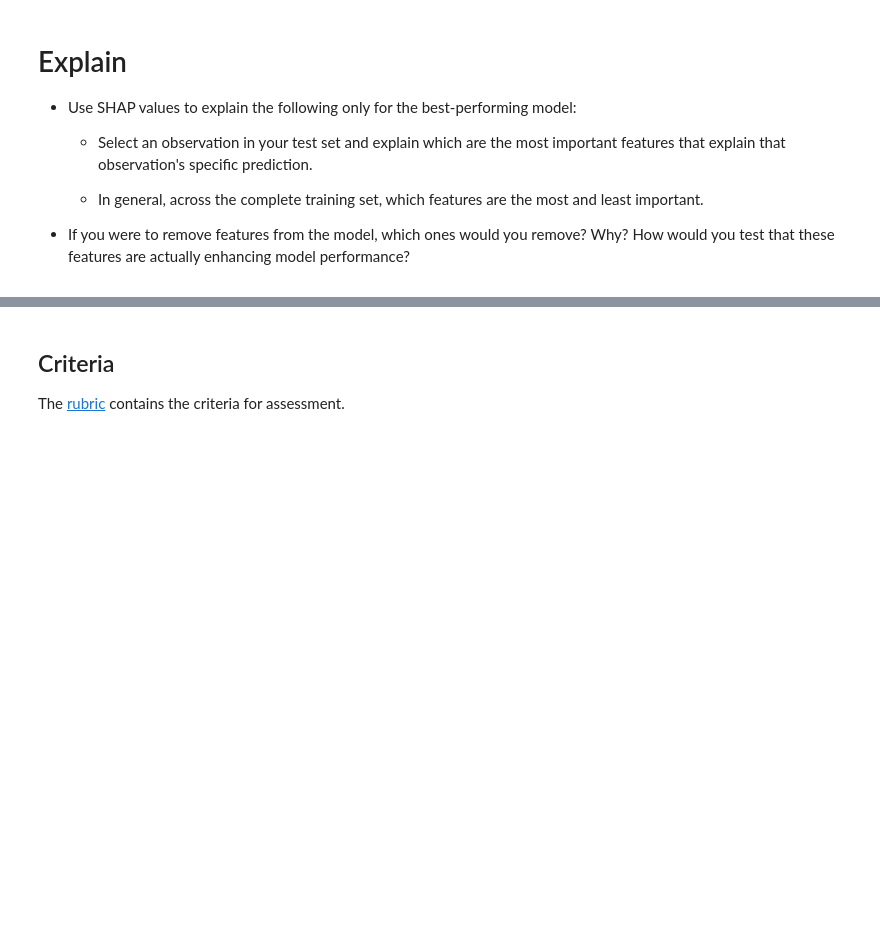
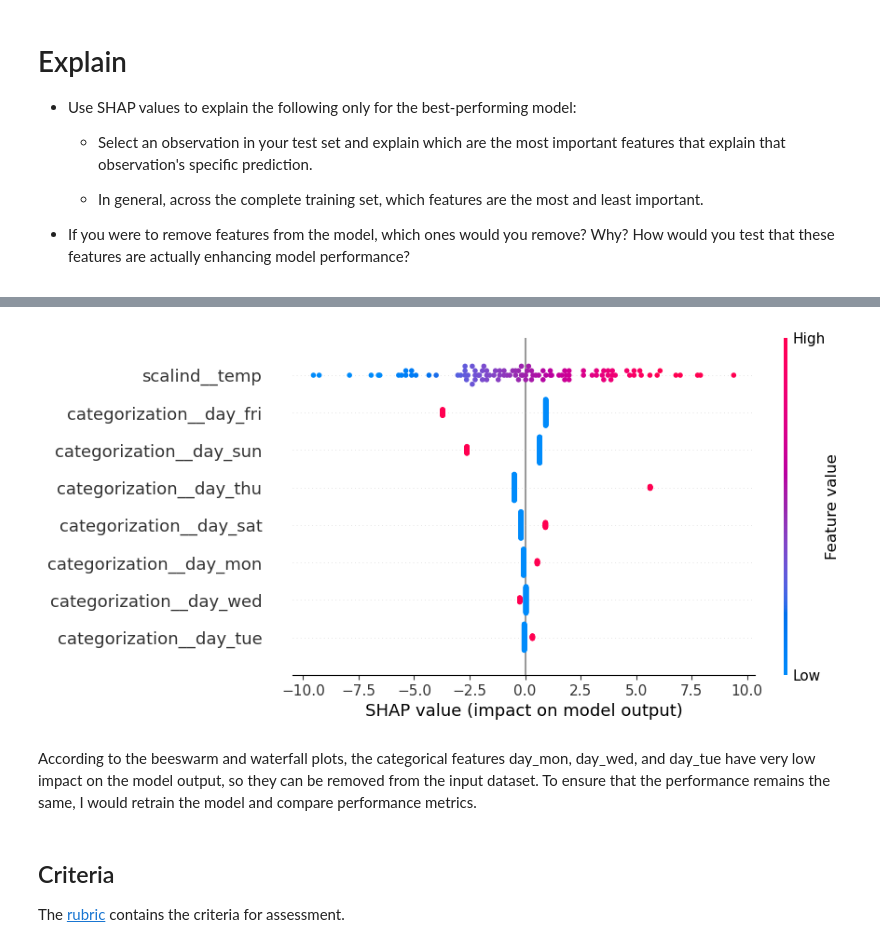
Before and after one commit to IhorKyl/scaling_to_production, a Jupyter notebook: 05_src/assignment_3.ipynb, the cells around one changed output, grey strips where cells are left out. Drawn from its saved outputs; the diff is of its cells as text; code cells hidden in the pictures; blank space fills up the shorter version.

```diff
--- a/05_src/assignment_3.ipynb
+++ b/05_src/assignment_3.ipynb
@@ -308,3 +339,9 @@ get_results( pipe_D, param_grid_advance )
+# %%
+shap.plots.beeswarm(shap_values)
+# %% [output]
+[figure, added]
+# %% [markdown]
+According to the beeswarm and waterfall plots, the categorical features day_mon, day_wed, and day_tue have very low impact on the model output, so they can be removed from the input dataset. To ensure that the performance remains the same, I would retrain the model and compare performance metrics.
 # %% [markdown]
 ## Criteria
 
```
Also changed, not shown: parts of 16 cells of this notebook, 1 other file.
